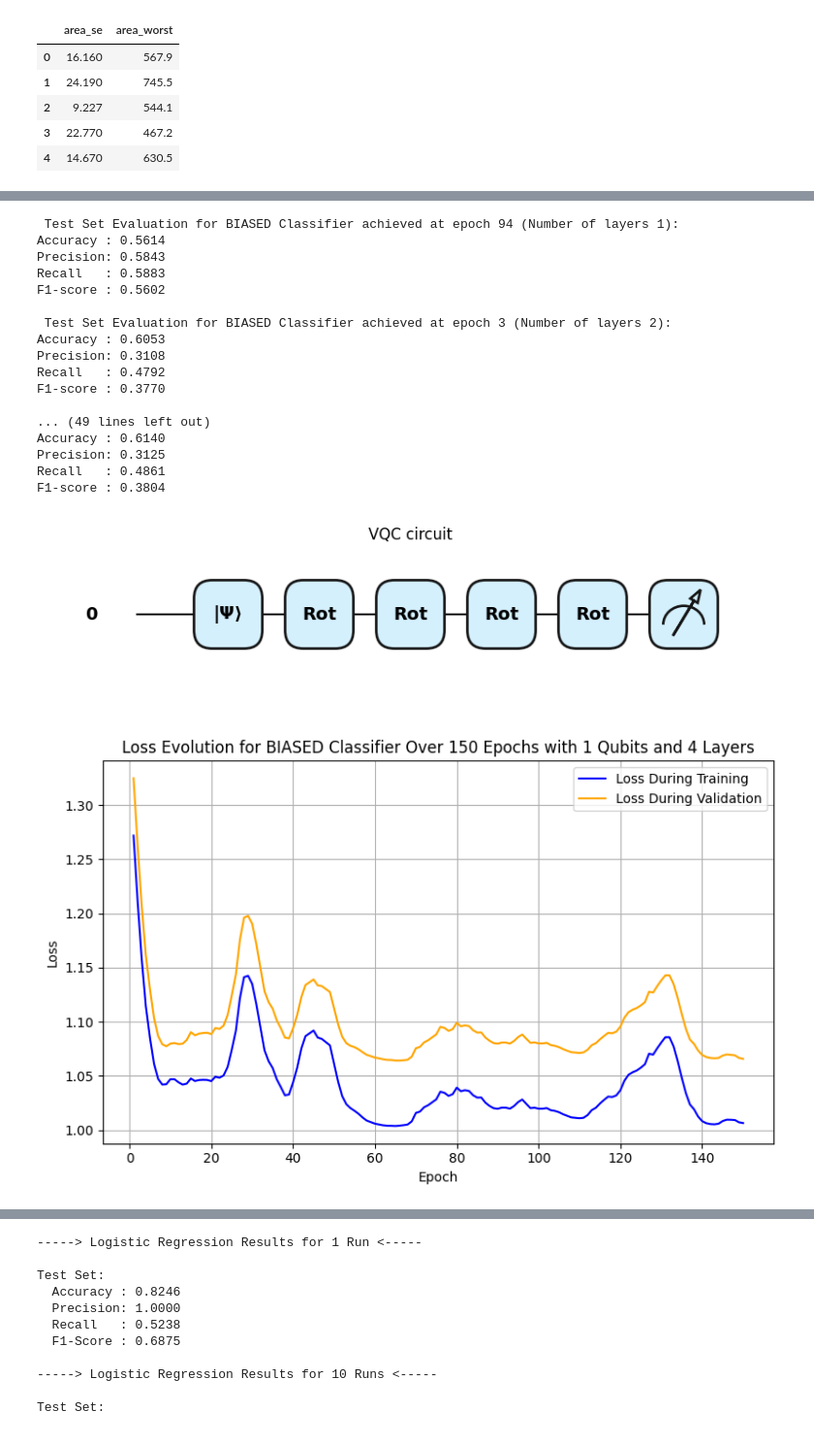
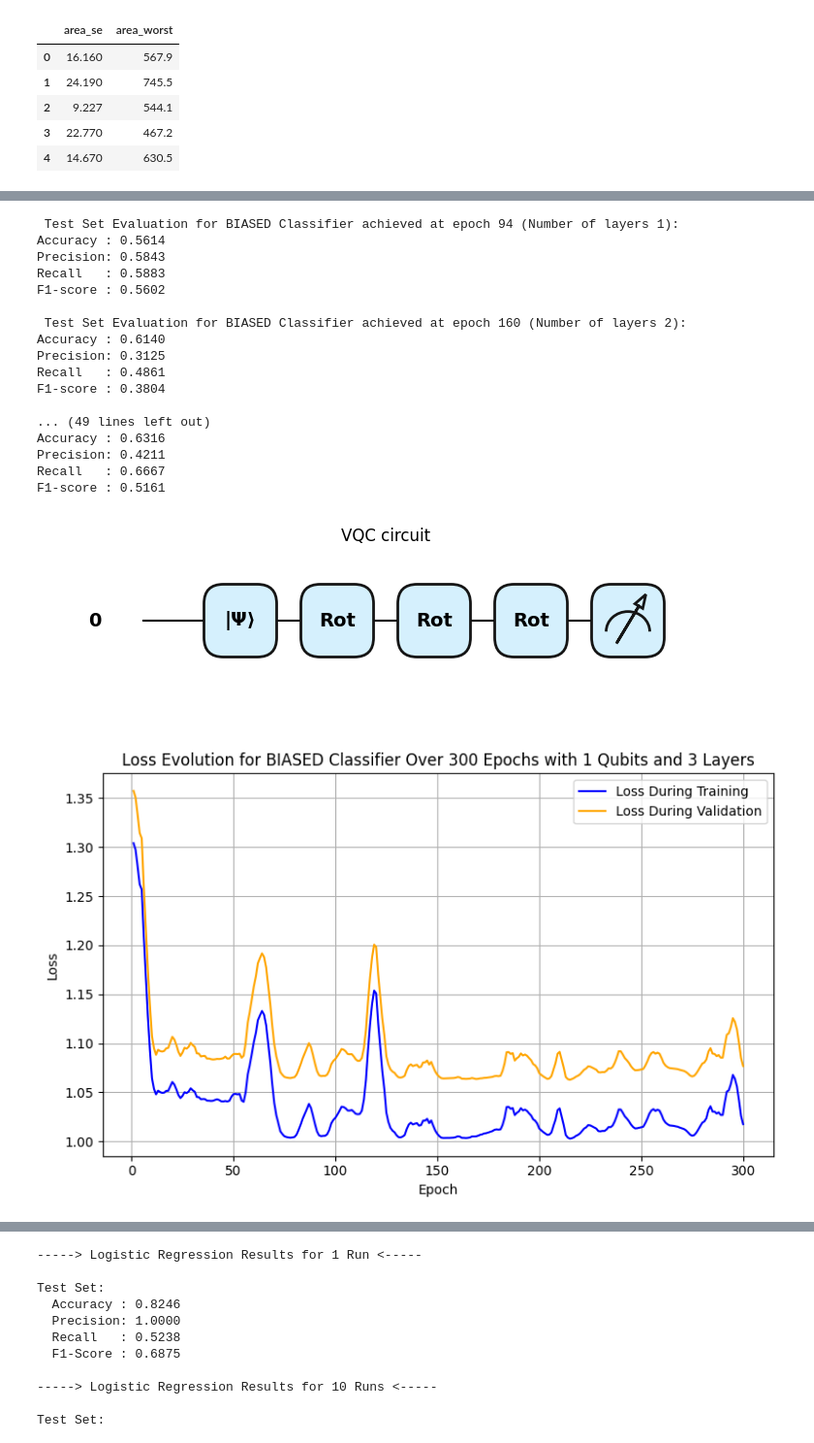
Before and after one commit to vex-me-not/Master_Thesis, a Jupyter notebook: top_02_feats_1qubits.ipynb, the cells around one changed output, grey strips where cells are left out. Shown at 97% size. Cells and saved outputs as stored; diff of their text form; code cells hidden in the pictures.

```diff
--- a/top_02_feats_1qubits.ipynb
+++ b/top_02_feats_1qubits.ipynb
@@ -300,7 +300,7 @@ num_data = len(y_train)
 num_train = int(0.75 * num_data)
 index = np.random.permutation(range(num_data))
 
-num_epochs = 150
+num_epochs = 300
 
 layers=[x for x in range(1,11)]
 
@@ -571,7 +571,7 @@ num_data = len(y_train)
 num_train = int(0.75 * num_data)
 index = np.random.permutation(range(num_data))
 
-num_epochs = 150
+num_epochs = 300
 
 layers=[x for x in range(1,11)]
 
@@ -801,39 +801,39 @@ plt.title('Recall')
 plt.xlabel('Epoch')
 plt.ylabel('Score')
 plt.legend()
 plt.grid(True)
 
 # --- F1 Score ---
 plt.subplot(2, 2, 4)
 plt.plot(epochs_range, best_train_f1, label='Train F1 Score', linestyle='-')
 plt.plot(epochs_range, best_val_f1, label='Val F1 Score', linestyle='-')
 plt.title('F1 Score')
 plt.xlabel('Epoch')
 plt.ylabel('Score')
 plt.legend()
 plt.grid(True)
 
 # --- Layout ---
 plt.suptitle(f'Training vs Validation Metrics for BIASED Classifier Over {num_epochs} Epochs for {num_qubits} Qubits and {best_layer} Layers', fontsize=16)
 plt.tight_layout(rect=[0, 0, 1, 0.96])
 plt.show()
 # %% [output]
  Test Set Evaluation for BIASED Classifier achieved at epoch 94 (Number of layers 1):
 Accuracy : 0.5614
 Precision: 0.5843
 Recall   : 0.5883
 F1-score : 0.5602
 
- Test Set Evaluation for BIASED Classifier achieved at epoch 3 (Number of layers 2):
-Accuracy : 0.6053
-Precision: 0.3108
-Recall   : 0.4792
-F1-score : 0.3770
-
-... (49 lines left out)
+ Test Set Evaluation for BIASED Classifier achieved at epoch 160 (Number of layers 2):
 Accuracy : 0.6140
 Precision: 0.3125
 Recall   : 0.4861
 F1-score : 0.3804
+
+... (49 lines left out)
+Accuracy : 0.6316
+Precision: 0.4211
+Recall   : 0.6667
+F1-score : 0.5161
-[figure, old version]
+[figure, new version]
-[figure, old version]
+[figure, new version]
```
Also changed, not shown: parts of 5 cells of this notebook, 1 other file.
